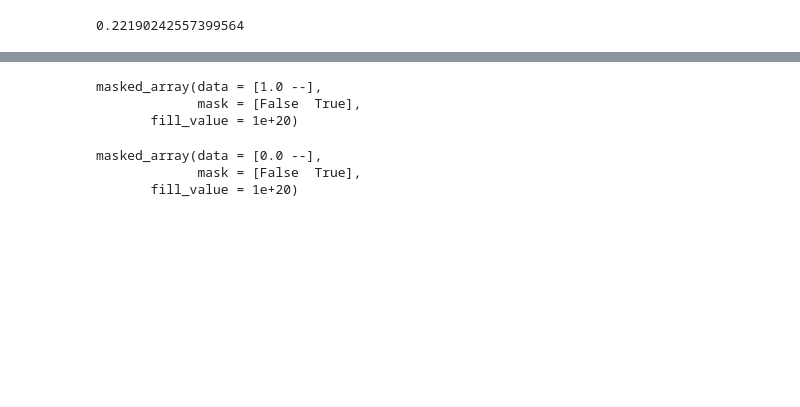
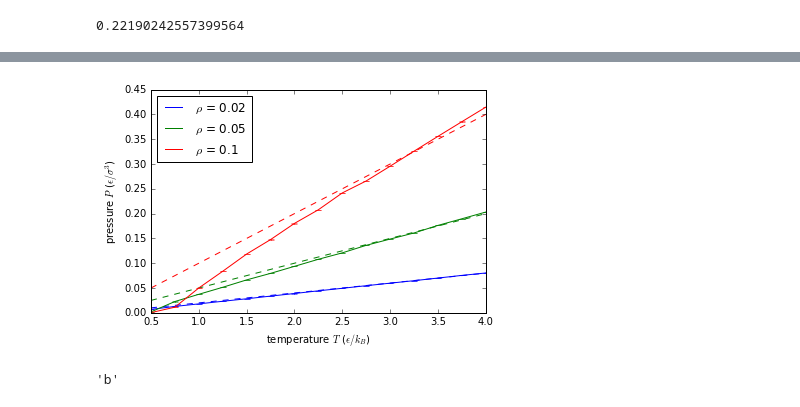
Before and after one commit to JesseSlim/comp-phys-2016, a Jupyter notebook: molecular-dynamics/simulation/analysis/LongRunPressureCV.ipynb, the cells around one changed output, grey strips where cells are left out. Drawn from its saved outputs; the diff is of its cells as text; code cells hidden in the pictures; blank space fills up the shorter version.

```diff
--- a/molecular-dynamics/simulation/analysis/LongRunPressureCV.ipynb
+++ b/molecular-dynamics/simulation/analysis/LongRunPressureCV.ipynb
@@ -172,4 +174,2 @@ plt.savefig("longrun/pressure-colorplot-stds.png", dpi=300)
 [figure]
 [figure]
-# %%
-a = np.ma.masked_array([1.0, -1.0], [False, True])
@@ -176,12 +202,21 @@ a = np.ma.masked_array([1.0, -1.0], [False, True])
+# %%
+for r in range(0,3):
+    a = plt.plot(Ts[1:], np.abs(est_P_means[1:,r]), label=r"$\rho$ = " + str(rhos[r]))
+    plt.plot(Ts[1:], rhos[r]*Ts[1:], color=a[0].get_color(), linestyle="dashed")
+    plt.errorbar(Ts[1:], np.abs(est_P_means[1:,r]), yerr=est_P_stds[1:,r], color=a[0].get_color(), linestyle="None")
+
+plt.legend(loc=2)
+plt.xlabel(r"temperature $T$ ($\epsilon / k_B$)")
+plt.ylabel(r"pressure $P$ ($\epsilon / \sigma^{3}$)")
+
+plt.savefig("longrun/pressure-gas-rhos.png", dpi=300)
+
+# plt.plot(Ts[1:], rhos[11] * Ts[1:], linewidth=3)
+#plt.ylim(0,2.5)
+# plt.savefig("longrun/diffusion-coefficients-rhos.png", dpi=300)
+# %% [output]
+[figure, added]
 # %%
-a
+a[0].get_color()
 # %% [output]
-masked_array(data = [1.0 --],
-             mask = [False  True],
-       fill_value = 1e+20)
+'b'
-# %%
-np.log10(a)
-# %% [output]
-masked_array(data = [0.0 --],
-             mask = [False  True],
-       fill_value = 1e+20)
```
Also changed, not shown: parts of 3 cells of this notebook, 4 other files.
